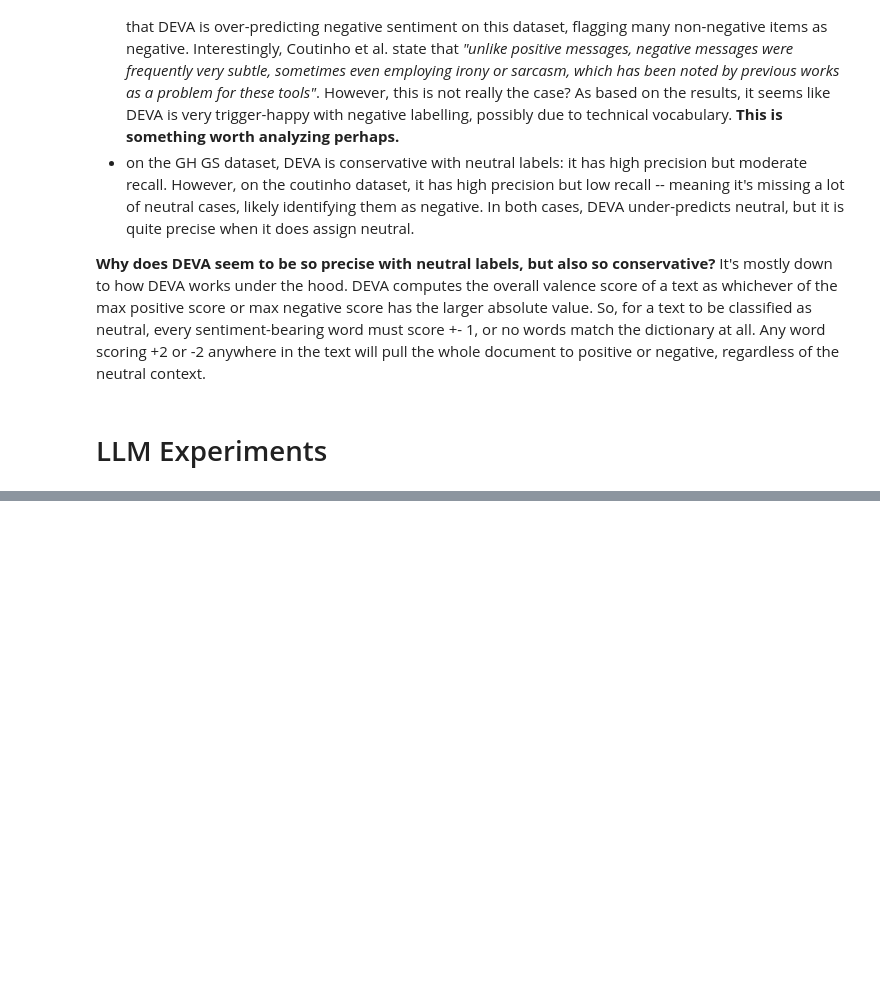
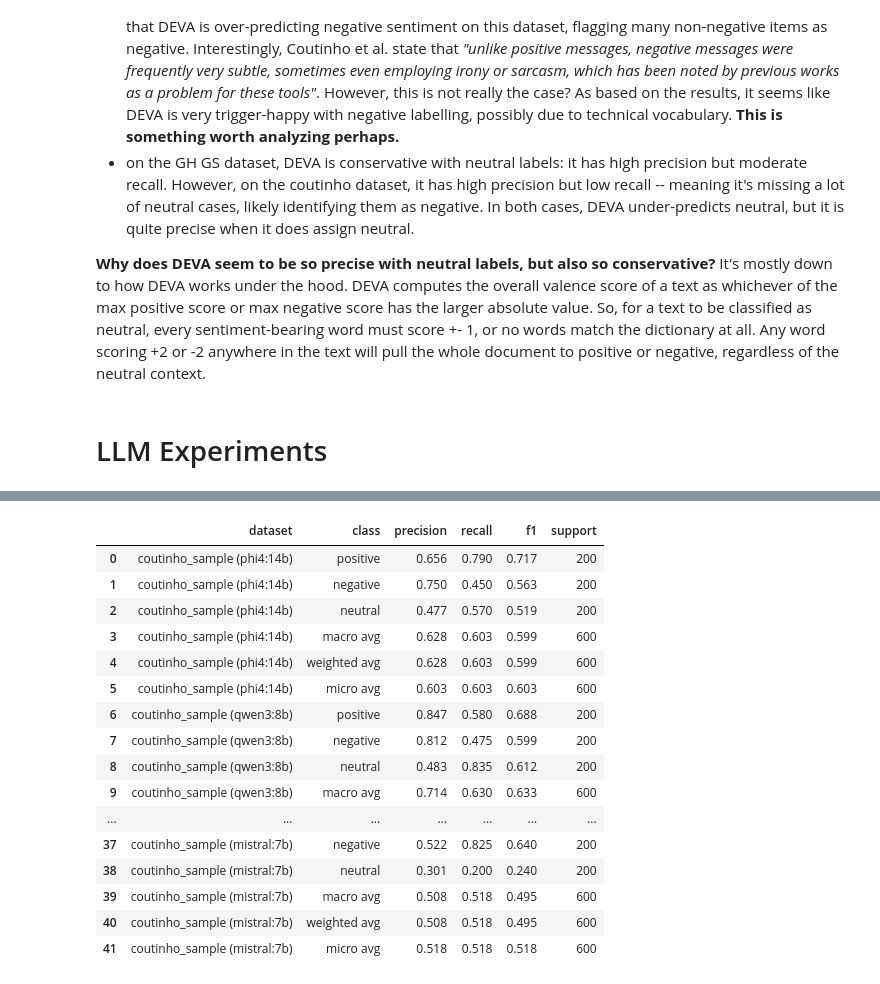
Before and after one commit to davidmrc6/bep, a Jupyter notebook: notebooks/main.ipynb, the cells around one changed output, grey strips where cells are left out. Cells and saved outputs as stored; diff of their text form; code cells hidden in the pictures; blank space fills up the shorter version.

```diff
--- a/notebooks/main.ipynb
+++ b/notebooks/main.ipynb
@@ -519,0 +560,10 @@ metrics_llm
+# %%
+df_sample_cou = sample_balanced(df_coutinho)
+
+for model in MODELS:
+    col = f"{model}_polarity"
+    print(f"\n--- Running {model} ---")
+    df_sample_cou[col] = classify_with_cache(df_sample_cou["clean_message"].tolist(), model)
+    n_errors = (df_sample_cou[col] == "error").sum()
+    n_unknown = (df_sample_cou[col] == "unknown").sum()
+    print(f"  Errors: {n_errors}, Unknown: {n_unknown}")
@@ -519,0 +591,32 @@ metrics_llm
+# %%
+all_metrics = []
+for model in MODELS:
+    col = f"{model}_polarity"
+    # skip models that errored out entirely
+    valid = df_sample_cou[df_sample_cou[col] != "error"]
+    if len(valid) < 10:
+        print(f"Skipping {model} — too many errors ({len(df_sample_cou) - len(valid)}/{len(df_sample_cou)})")
+        continue
+    metrics = compute_metrics(valid, f'coutinho_sample ({model})', pred_col=col).round(3)
+    all_metrics.append(metrics)
+
+metrics_llm = pd.concat(all_metrics, ignore_index=True)
+metrics_llm
+# %% [output]
+|  | dataset | class | precision | recall | f1 | support |
+| 0 | coutinho_sample (phi4:14b) | positive | 0.656 | 0.790 | 0.717 | 200 |
+| 1 | coutinho_sample (phi4:14b) | negative | 0.750 | 0.450 | 0.563 | 200 |
+| 2 | coutinho_sample (phi4:14b) | neutral | 0.477 | 0.570 | 0.519 | 200 |
+| 3 | coutinho_sample (phi4:14b) | macro avg | 0.628 | 0.603 | 0.599 | 600 |
+| 4 | coutinho_sample (phi4:14b) | weighted avg | 0.628 | 0.603 | 0.599 | 600 |
+| 5 | coutinho_sample (phi4:14b) | micro avg | 0.603 | 0.603 | 0.603 | 600 |
+| 6 | coutinho_sample (qwen3:8b) | positive | 0.847 | 0.580 | 0.688 | 200 |
+| 7 | coutinho_sample (qwen3:8b) | negative | 0.812 | 0.475 | 0.599 | 200 |
+| 8 | coutinho_sample (qwen3:8b) | neutral | 0.483 | 0.835 | 0.612 | 200 |
+| 9 | coutinho_sample (qwen3:8b) | macro avg | 0.714 | 0.630 | 0.633 | 600 |
+| ... | ... | ... | ... | ... | ... | ... |
+| 37 | coutinho_sample (mistral:7b) | negative | 0.522 | 0.825 | 0.640 | 200 |
+| 38 | coutinho_sample (mistral:7b) | neutral | 0.301 | 0.200 | 0.240 | 200 |
+| 39 | coutinho_sample (mistral:7b) | macro avg | 0.508 | 0.518 | 0.495 | 600 |
+| 40 | coutinho_sample (mistral:7b) | weighted avg | 0.508 | 0.518 | 0.495 | 600 |
+| 41 | coutinho_sample (mistral:7b) | micro avg | 0.518 | 0.518 | 0.518 | 600 |
```
Also changed, not shown: parts of 4 cells of this notebook, 7 other files.
